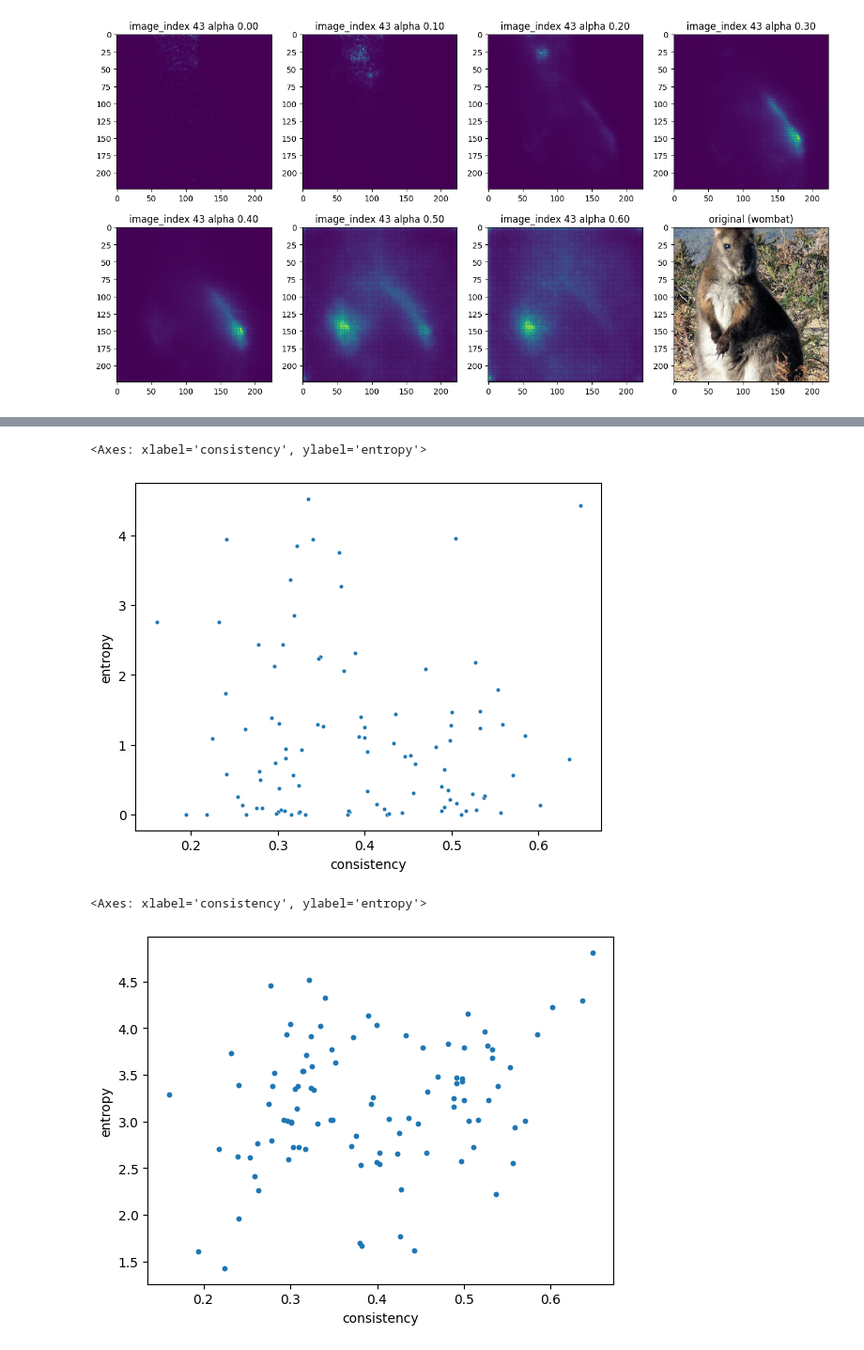
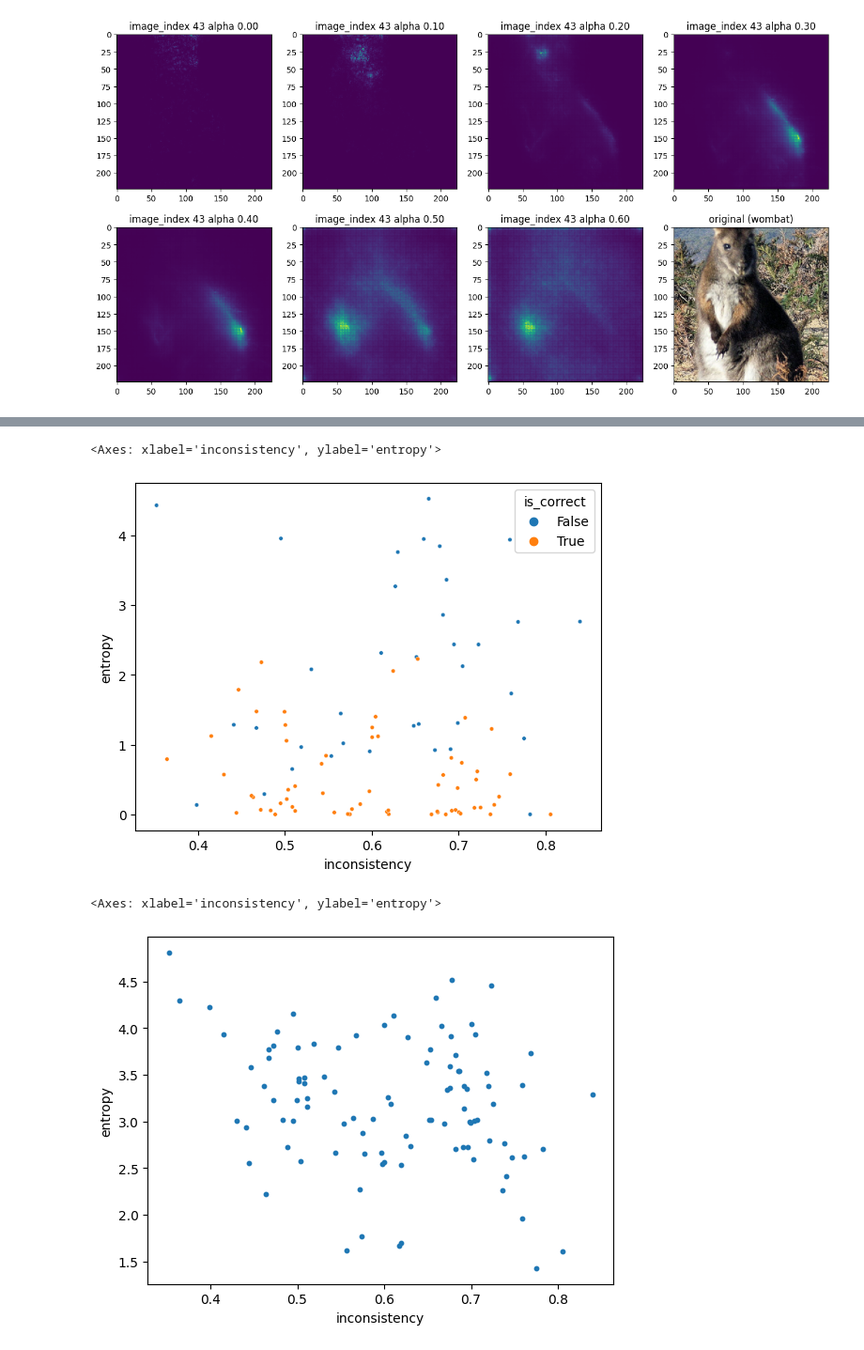
Before and after one commit to Amir-Mehrpanah/On-Spectral-Properties-of-Gradient-based-Explanation-Methods-ECCV24, a Jupyter notebook: experiments/experiment_6_0.ipynb, the cells around one changed output, grey strips where cells are left out. Shown at 94% size. Cells and saved outputs as stored; diff of their text form; code cells hidden in the pictures.

```diff
--- a/experiments/experiment_6_0.ipynb
+++ b/experiments/experiment_6_0.ipynb
@@ -191,21 +218,24 @@ plt.show()
 sns.scatterplot(
     x="inconsistency",
     y="entropy",
-    # hue="alpha_mask_value",
-    data=temp[temp["alpha_mask_value"]==0.0],
+    hue="is_correct",
+    data=temp_0,
     s=10,
 )
 # %% [output]
-<Axes: xlabel='consistency', ylabel='entropy'>
+<Axes: xlabel='inconsistency', ylabel='entropy'>
-[figure, old version]
+[figure, new version]
 # %%
 # X@F is the random variable X at frequency F
 # entropy@avg vs inconsistency@avg
-temp.groupby("image_index").mean().plot.scatter(
+avg_groups = temp.groupby("image_index").mean()
+avg_groups
+
+avg_groups.plot.scatter(
     x="inconsistency",
     y="entropy",
     s=10,
 )
 # %% [output]
-<Axes: xlabel='consistency', ylabel='entropy'>
+<Axes: xlabel='inconsistency', ylabel='entropy'>
-[figure, old version]
+[figure, new version]
```
Also changed, not shown: parts of 8 cells of this notebook.
